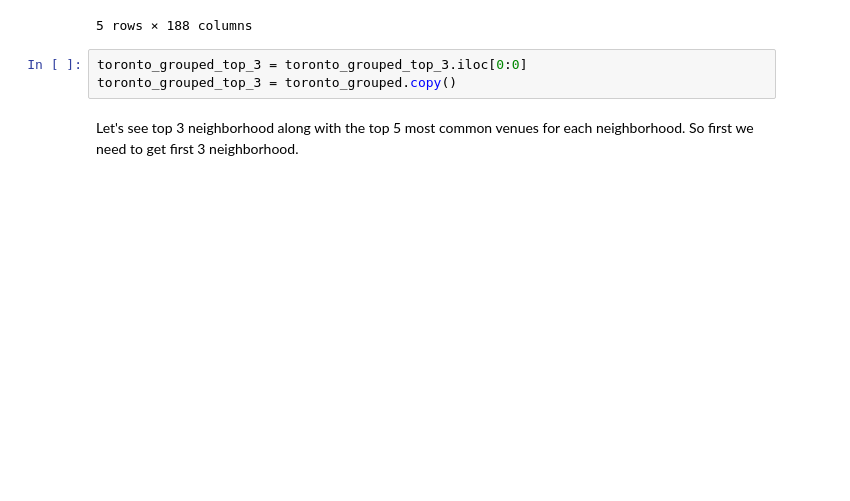
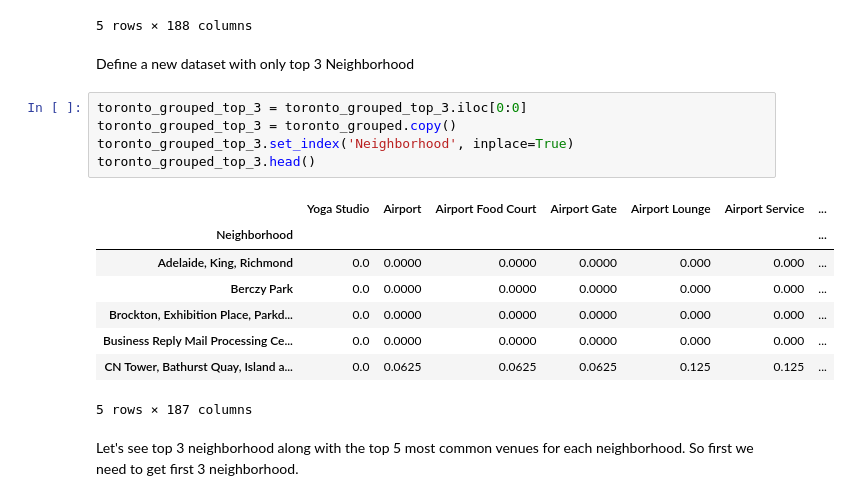
Before and after one commit to yeinel/The-Battle-of-Neighborhoods, a Jupyter notebook: The-Battle-of-Neighborhoods-week2.ipynb, the cells around one changed output. Drawn from its saved outputs; the diff is of its cells as text; blank space fills up the shorter version.

Commit message:
Published from Watson Studio.

```diff
--- a/The-Battle-of-Neighborhoods-week2.ipynb
+++ b/The-Battle-of-Neighborhoods-week2.ipynb
@@ -437,9 +435,22 @@ toronto_grouped.head()
 | 3 | Business Reply Mail Processing Ce... | 0.0 | 0.0000 | 0.0000 | 0.0000 | 0.000 | 0.000 | ... |
 | 4 | CN Tower, Bathurst Quay, Island a... | 0.0 | 0.0625 | 0.0625 | 0.0625 | 0.125 | 0.125 | ... |
 5 rows × 188 columns
+# %% [markdown]
+Define a new dataset with only top 3 Neighborhood
 # %%
 toronto_grouped_top_3 = toronto_grouped_top_3.iloc[0:0]
 toronto_grouped_top_3 = toronto_grouped.copy()
+toronto_grouped_top_3.set_index('Neighborhood', inplace=True)
+toronto_grouped_top_3.head()
+# %% [output]
+|  | Yoga Studio | Airport | Airport Food Court | Airport Gate | Airport Lounge | Airport Service | ... |
+| Neighborhood |  |  |  |  |  |  | ... |
+| Adelaide, King, Richmond | 0.0 | 0.0000 | 0.0000 | 0.0000 | 0.000 | 0.000 | ... |
+| Berczy Park | 0.0 | 0.0000 | 0.0000 | 0.0000 | 0.000 | 0.000 | ... |
+| Brockton, Exhibition Place, Parkd... | 0.0 | 0.0000 | 0.0000 | 0.0000 | 0.000 | 0.000 | ... |
+| Business Reply Mail Processing Ce... | 0.0 | 0.0000 | 0.0000 | 0.0000 | 0.000 | 0.000 | ... |
+| CN Tower, Bathurst Quay, Island a... | 0.0 | 0.0625 | 0.0625 | 0.0625 | 0.125 | 0.125 | ... |
+5 rows × 187 columns
 # %% [markdown]
 Let's see top 3 neighborhood along with the top 5 most common venues for each neighborhood.
 So first we need to get first 3 neighborhood.
```
Also changed, not shown: parts of 13 cells of this notebook.
